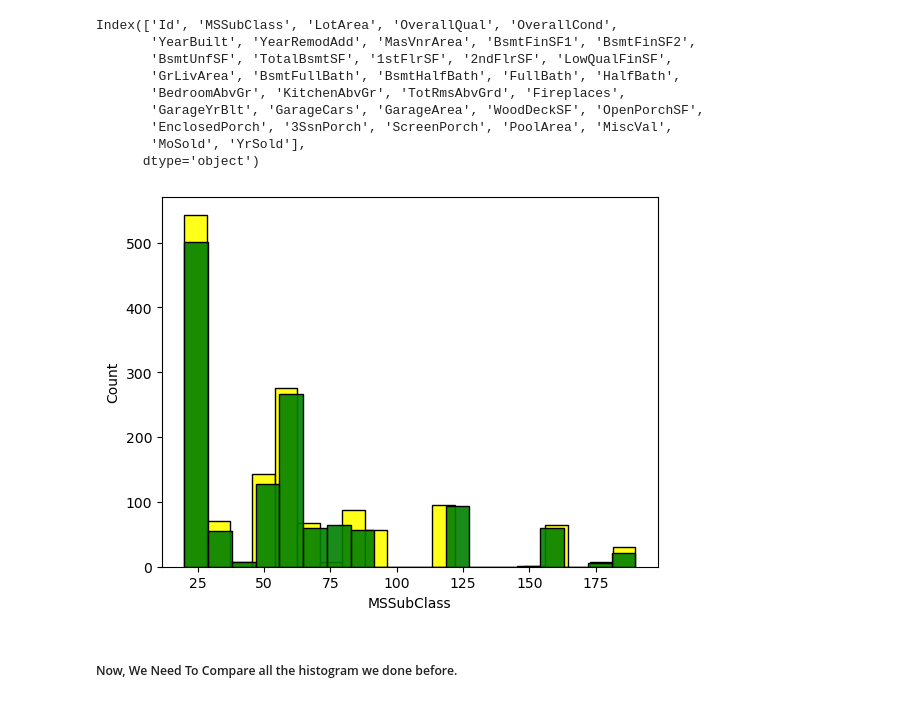
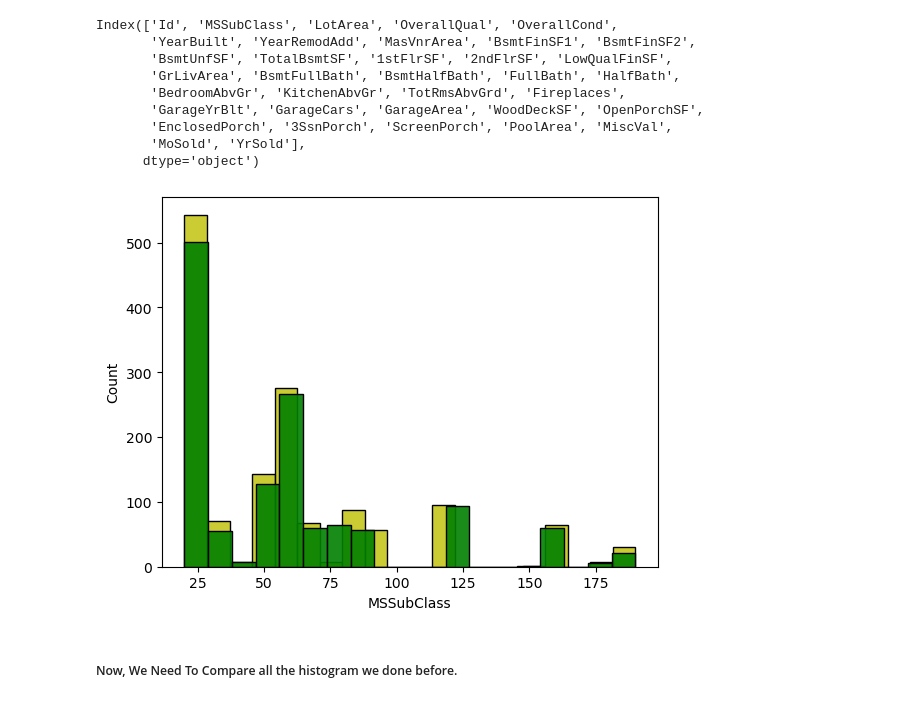
Before and after one commit to yasin-arafat-05/jupyterNotebook, a Jupyter notebook: DataPrepossingAndFeatureEngg/lec08.ipynb, the cells around one changed output. Cells and saved outputs as stored; diff of their text form; code cells hidden in the pictures.

```diff
--- a/DataPrepossingAndFeatureEngg/lec08.ipynb
+++ b/DataPrepossingAndFeatureEngg/lec08.ipynb
@@ -260,10 +259,10 @@ Index(['Id', 'MSSubClass', 'LotArea', 'OverallQual', 'OverallCond',
 # %%
 #show the histogram plot before and after data clearning.
 
-sns.histplot(df['MSSubClass'],alpha=0.9,color="yellow")
+sns.histplot(df['MSSubClass'],alpha=0.8,color="y")
 sns.histplot(df3['MSSubClass'],alpha=0.9,color="green");
 # %% [output]
-[figure, old version]
+[figure, new version]
 # %% [markdown]
 ##### Now, We Need To Compare all the histogram we done before.
 # %%
```
Also changed, not shown: parts of 2 cells of this notebook, 3 other files.
